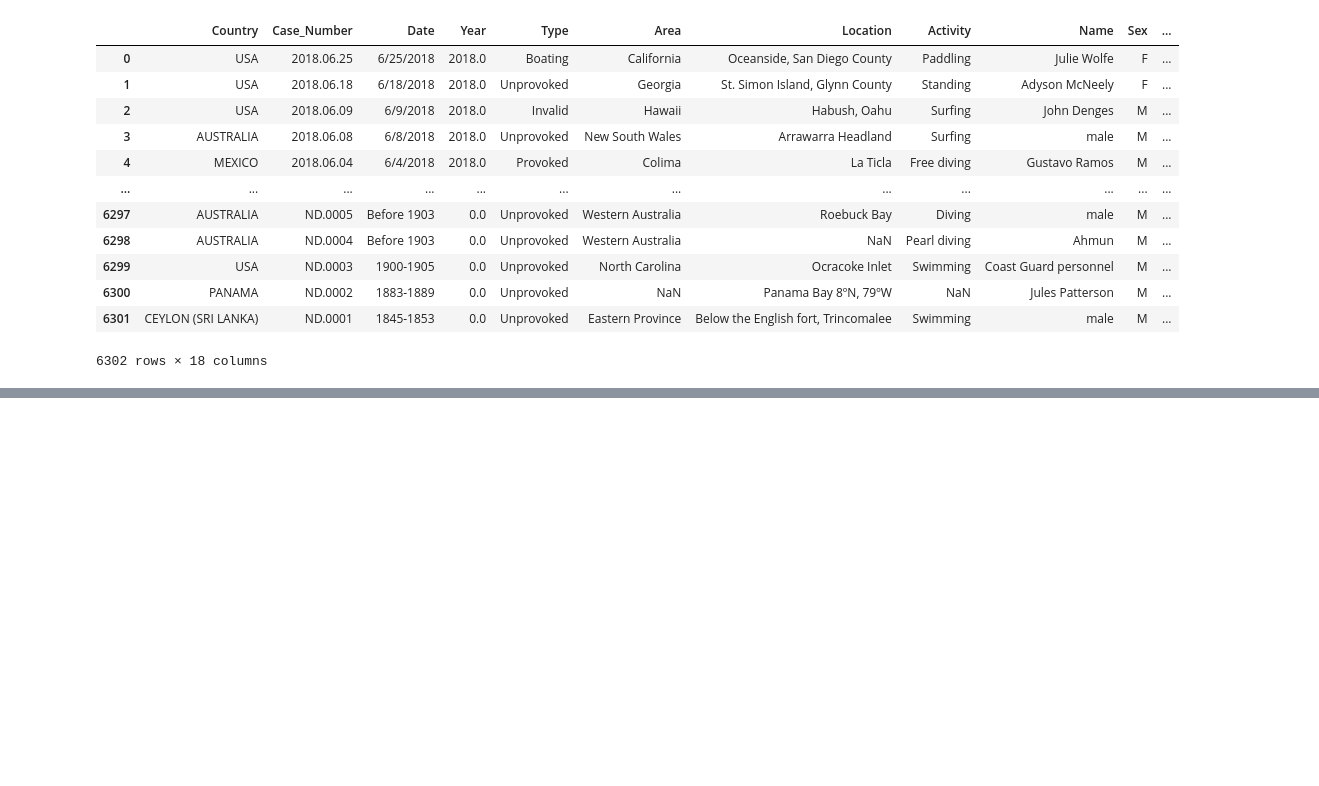
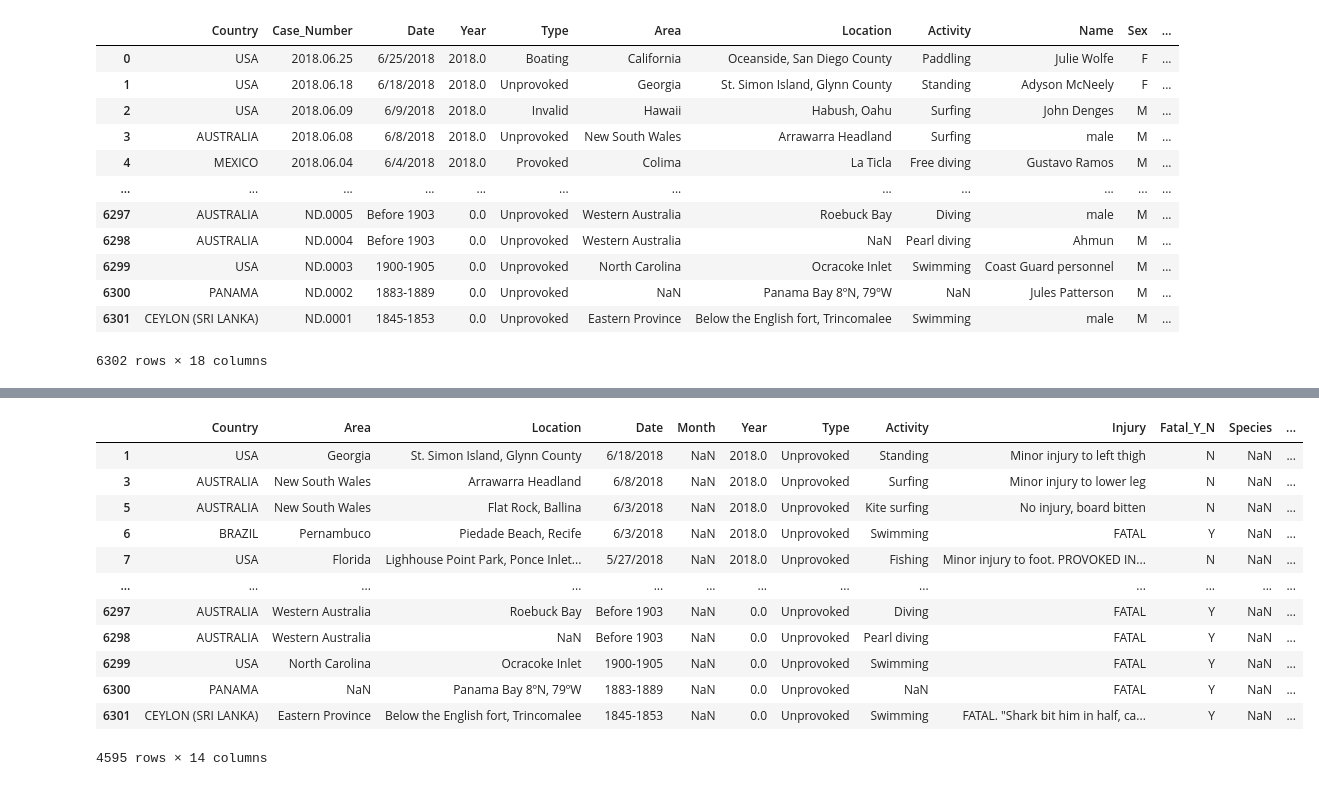
Before and after one commit to gcolareta/Shark_Attacks, a Jupyter notebook: Final_Project.ipynb, the cells around one changed output, grey strips where cells are left out. Cells and saved outputs as stored; diff of their text form; code cells hidden in the pictures; blank space fills up the shorter version.

```diff
--- a/Final_Project.ipynb
+++ b/Final_Project.ipynb
@@ -56,0 +169,20 @@ attacks_raw_df
+# %%
+# Reorder columns
+unprovoked_attacks_df = unprovoked_attacks.reindex(columns=['Country','Area', 'Location', 'Date', 'Month', 'Year', 'Type',
+                                        'Activity', 'Injury', 'Fatal_Y_N', 'Species', 'Time', 'Sex', 'Age'])
+# %%
+unprovoked_attacks_df
+# %% [output]
+|  | Country | Area | Location | Date | Month | Year | Type | Activity | Injury | Fatal_Y_N | Species | ... |
+| 1 | USA | Georgia | St. Simon Island, Glynn County | 6/18/2018 | NaN | 2018.0 | Unprovoked | Standing | Minor injury to left thigh | N | NaN | ... |
+| 3 | AUSTRALIA | New South Wales | Arrawarra Headland | 6/8/2018 | NaN | 2018.0 | Unprovoked | Surfing | Minor injury to lower leg | N | NaN | ... |
+| 5 | AUSTRALIA | New South Wales | Flat Rock, Ballina | 6/3/2018 | NaN | 2018.0 | Unprovoked | Kite surfing | No injury, board bitten | N | NaN | ... |
+| 6 | BRAZIL | Pernambuco | Piedade Beach, Recife | 6/3/2018 | NaN | 2018.0 | Unprovoked | Swimming | FATAL | Y | NaN | ... |
+| 7 | USA | Florida | Lighhouse Point Park, Ponce Inlet... | 5/27/2018 | NaN | 2018.0 | Unprovoked | Fishing | Minor injury to foot. PROVOKED IN... | N | NaN | ... |
+| ... | ... | ... | ... | ... | ... | ... | ... | ... | ... | ... | ... | ... |
+| 6297 | AUSTRALIA | Western Australia | Roebuck Bay | Before 1903 | NaN | 0.0 | Unprovoked | Diving | FATAL | Y | NaN | ... |
+| 6298 | AUSTRALIA | Western Australia | NaN | Before 1903 | NaN | 0.0 | Unprovoked | Pearl diving | FATAL | Y | NaN | ... |
+| 6299 | USA | North Carolina | Ocracoke Inlet | 1900-1905 | NaN | 0.0 | Unprovoked | Swimming | FATAL | Y | NaN | ... |
+| 6300 | PANAMA | NaN | Panama Bay 8ºN, 79ºW | 1883-1889 | NaN | 0.0 | Unprovoked | NaN | FATAL | Y | NaN | ... |
+| 6301 | CEYLON (SRI LANKA) | Eastern Province | Below the English fort, Trincomalee | 1845-1853 | NaN | 0.0 | Unprovoked | Swimming | FATAL. "Shark bit him in half, ca... | Y | NaN | ... |
+4595 rows × 14 columns
```
Also changed, not shown: parts of 14 cells of this notebook, 1 other file.
